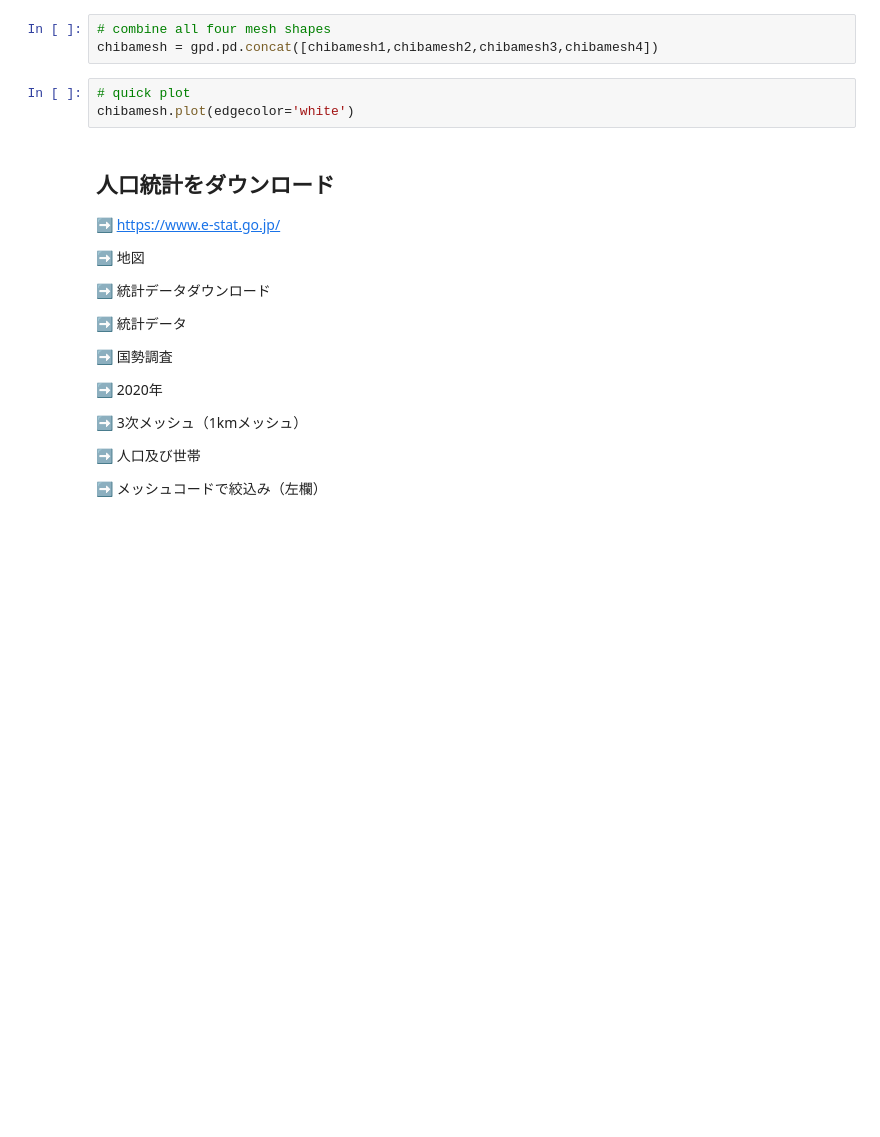
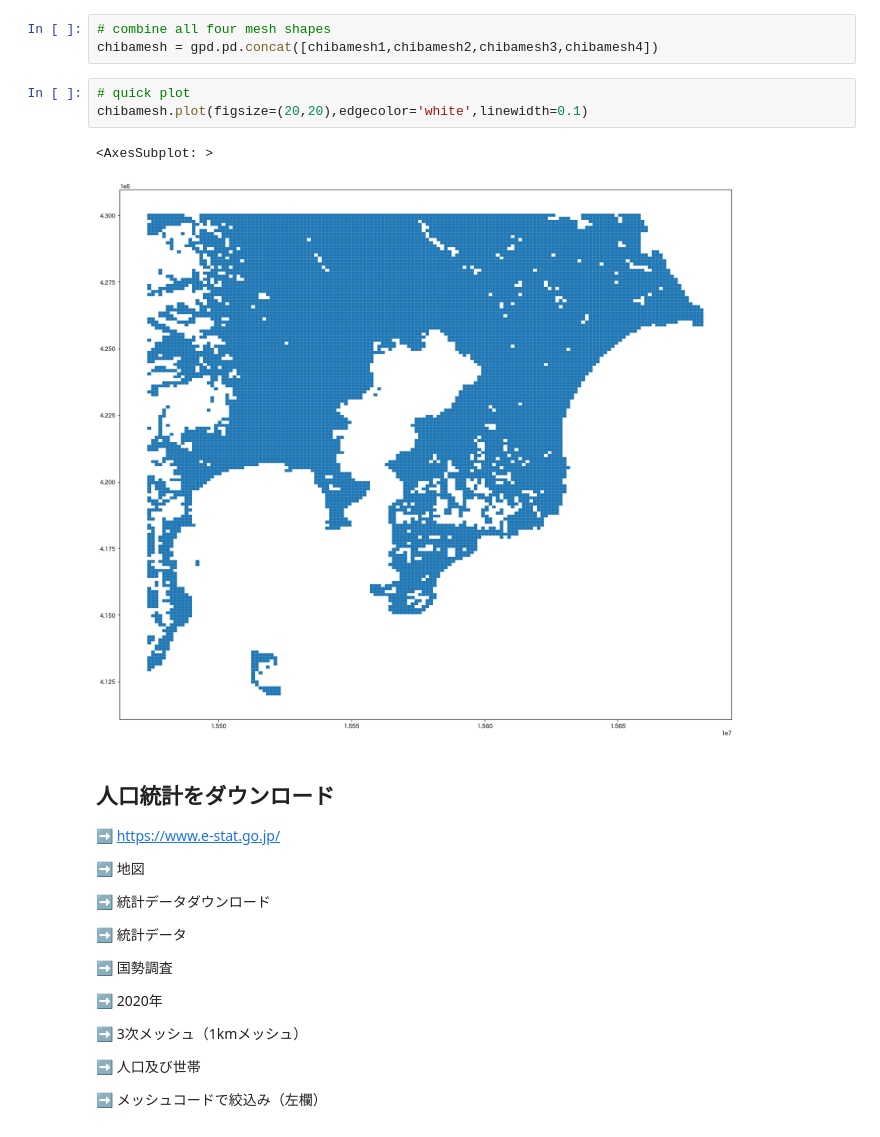
Before and after one commit to yohman/23-1-Reitaku-GIS, a Jupyter notebook: Weeks/Week10/Week10.ipynb, the cells around one changed output. Cells and saved outputs as stored; diff of their text form; blank space fills up the shorter version.

```diff
--- a/Weeks/Week10/Week10.ipynb
+++ b/Weeks/Week10/Week10.ipynb
@@ -96,7 +94,10 @@ chibamesh4 = gpd.read_file('data/SDDSWS5340.zip')
 chibamesh = gpd.pd.concat([chibamesh1,chibamesh2,chibamesh3,chibamesh4])
 # %%
 # quick plot
-chibamesh.plot(edgecolor='white')
+chibamesh.plot(figsize=(20,20),edgecolor='white',linewidth=0.1)
+# %% [output]
+<AxesSubplot: >
+[figure, added]
 # %% [markdown]
 ## 人口統計をダウンロード
 
```
Also changed, not shown: parts of 13 cells of this notebook.
